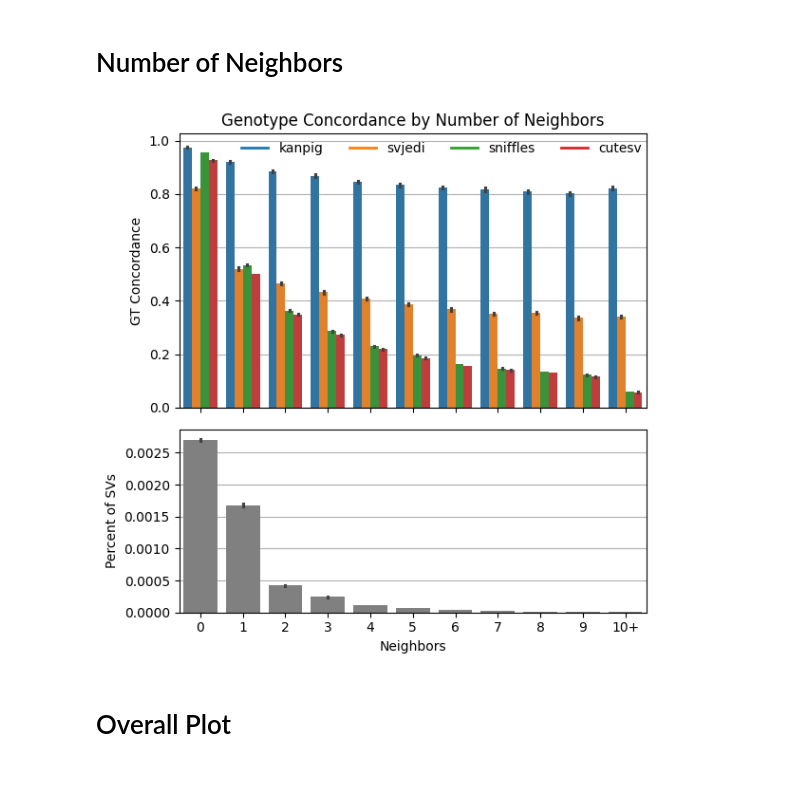
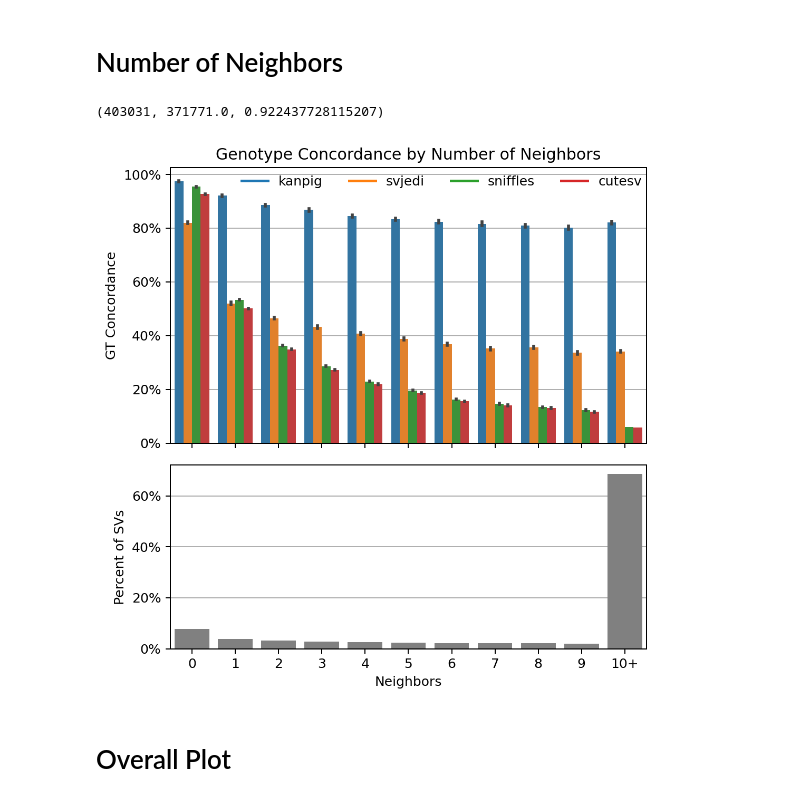
Before and after one commit to fabio-cunial/kanpig_experiments, a Jupyter notebook: manuscript/analysis/TM_Analysis.ipynb, the cells around one changed output. Cells and saved outputs as stored; diff of their text form; code cells hidden in the pictures.

```diff
--- a/manuscript/analysis/TM_Analysis.ipynb
+++ b/manuscript/analysis/TM_Analysis.ipynb
@@ -5,13 +5,14 @@ import matplotlib.pyplot as plt
 import numpy as np
 import itertools
 from collections import OrderedDict
+from matplotlib.ticker import PercentFormatter
 
 def add_summary(data, with_as=False):
     """
     Add summary stats to a dataframe
     """
     e = "as_" if with_as else ""
-    data['Total Calls'] = data[['Concordant', 'Discordant', 'Missing', 'Filtered']].sum(axis=1)
+    data['Total Calls'] = data[['Concordant', 'Discordant', 'Missing']].sum(axis=1)
     data['Total Genotyped'] = data['Total Calls'] - data['Missing']
     data['Missing Rate'] = data['Missing'] / data['Total Genotyped']
     data['GT Concordance'] = data['Concordant'] / data['Total Genotyped']
@@ -149,12 +150,37 @@ pd.DataFrame(normalized_data)
 | NON | 0.000000 | 0.464376 | 15.758952 | 5.537075 | 0.000000 |
 # %% [markdown]
 # Number of Neighbors
+# %%
+import pysam
+import truvari
+v = pysam.VariantFile("../explore_section09/local_test/dipcall_bcftools_merge_neigh.vcf.gz")
+all_neigh = []
+for entry in v:
+    if entry.chrom in ['chrX', 'chrY']:
+        continue
+    sz = truvari.entry_size(entry)
+    if sz < 50 or sz > 10000:
+        continue
+    n = entry.info['NumNeighbors']
+    all_neigh.append(min(n, 10))
+# %%
+from collections import Counter
+cnt = Counter(all_neigh)
+cnt = pd.DataFrame([cnt]).T.reset_index()
+cnt.columns = ['num_neigh', 'count']
+cnt['percent of calls'] = cnt['count'] / cnt['count'].sum()
+cnt.sort_values(by=['num_neigh'], inplace=True)
+# %%
+tot = cnt['count'].sum()
+tot, tot - cnt.iloc[0]['count'], 1 - (cnt.iloc[0]['count'] / tot)
+# %% [output]
+(403031, 371771.0, 0.922437728115207)
 # %%
 add_summary(neigh_data)
 
 yvar = "GT Concordance"
 experiment = "tm"
-fig, (ax1, ax2) = plt.subplots(2, 1, sharex=True, figsize=(6, 6),
+fig, (ax1, ax2) = plt.subplots(2, 1, sharex=True, figsize=(6, 6), dpi=180,
                               gridspec_kw={'height_ratios': [3, 2]})  # figsize is (width, height)
 
 view = neigh_data[(neigh_data['experiment'] == experiment)
@@ -165,44 +191,39 @@ lineplot = sb.barplot(data=view, ax=ax1,
                        hue="program",
                       hue_order=['kanpig', 'svjedi', 'sniffles', 'cutesv'],
                      zorder=2)
-
+lineplot.yaxis.set_major_formatter(PercentFormatter(1, decimals=0))
 hue_labels = ['kanpig', 'svjedi', 'sniffles', 'cutesv']
 #styles = ['solid', 'dashed']
 #style_labels = neigh_data['Technology'].unique()
 
 # Get handles and labels for both hue and style
 handles, _ = lineplot.get_legend_handles_labels()
 
 # Create legend elements
 hue_elements = [plt.Line2D([0], [0], color=sb.color_palette()[i], lw=2) for i in range(len(hue_labels))]
 #style_elements = [plt.Line2D([0], [0], color='black', linestyle=styles[i], lw=2) for i in range(len(style_labels))]
 
 # Combine elements
 legend_elements = hue_elements #+ style_elements
 legend_labels = list(hue_labels) #+ list(style_labels)
 
 lineplot.set_xticks([0, 1, 2, 3, 4, 5, 6, 7, 8, 9, 10])
 lineplot.set_xticklabels(["0", "1", "2", "3", "4", "5", "6", "7", "8", "9", "10+"])
 lineplot.set(title="Genotype Concordance by Number of Neighbors",
              xlabel="",
              ylabel="GT Concordance")
 # Create custom legend
 ax1.legend(legend_elements, legend_labels, title='', ncol=4, loc='upper right',
            bbox_to_anchor=(1.015, 1.015), frameon=False)
 ax1.grid(axis='y', zorder=1)
 
-# This is redundantly added...
-baseline = neigh_data[(neigh_data['technology'] == 'pac')
-                      & (neigh_data['experiment'] == 'ts')
-                      & (neigh_data['coverage'] == '32x')]
-pct = baseline[['num_neigh', 'Total Calls']].copy()
-pct['percent of calls'] = pct['Total Calls'] / pct['Total Calls'].sum()
-hist = sb.barplot(data=pct, x="num_neigh", y="percent of calls", zorder=2, color='#808080')
+hist = sb.barplot(data=cnt, x="num_neigh", y="percent of calls", zorder=2, color='#808080')
 hist.set(ylabel="Percent of SVs", xlabel="Neighbors")
+hist.yaxis.set_major_formatter(PercentFormatter(1, decimals=0))
 ax2.grid(axis='y', zorder=1)
 fig.tight_layout()
 # %% [output]
-[figure, old version]
+[figure, new version]
 # %% [markdown]
 # Overall Plot
 # %%
```
Also changed, not shown: 4 other files.
